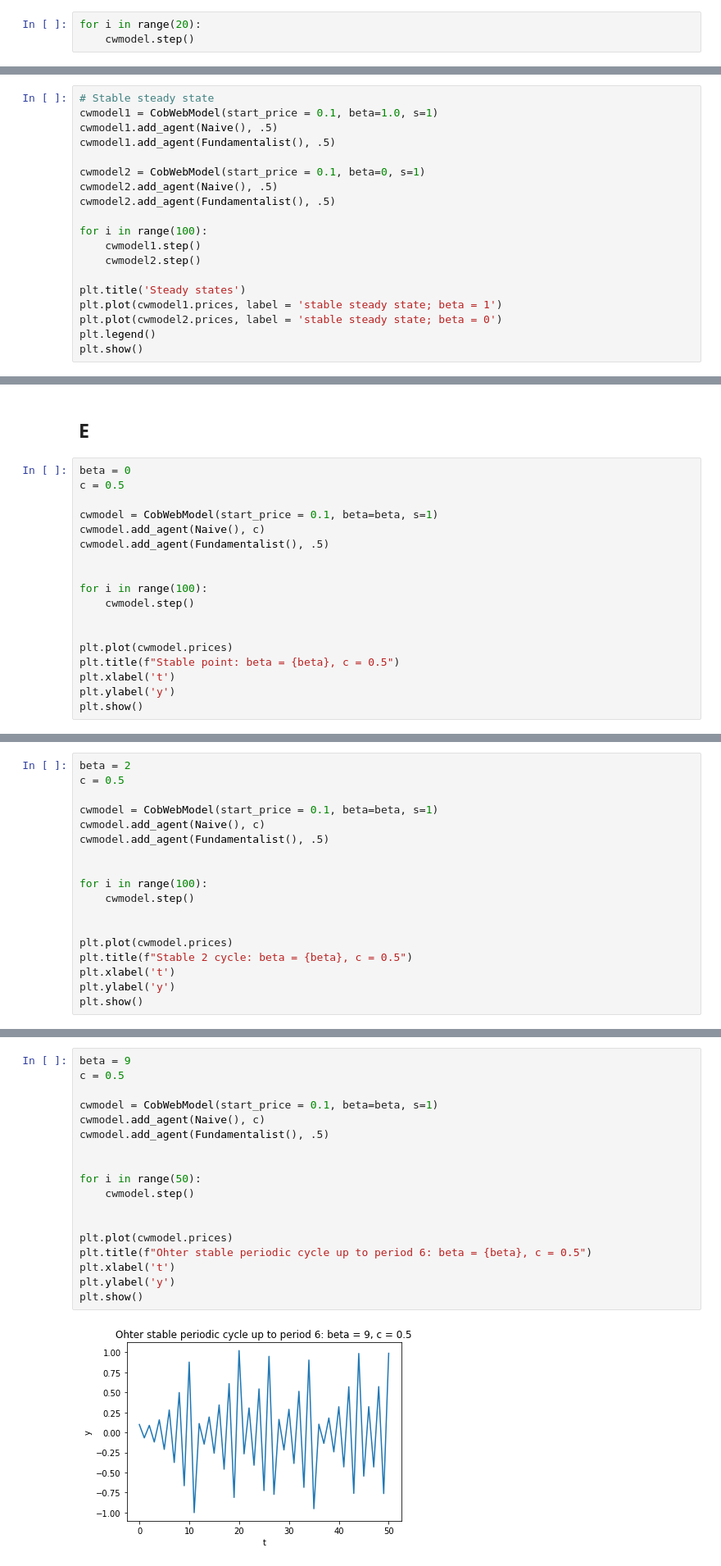
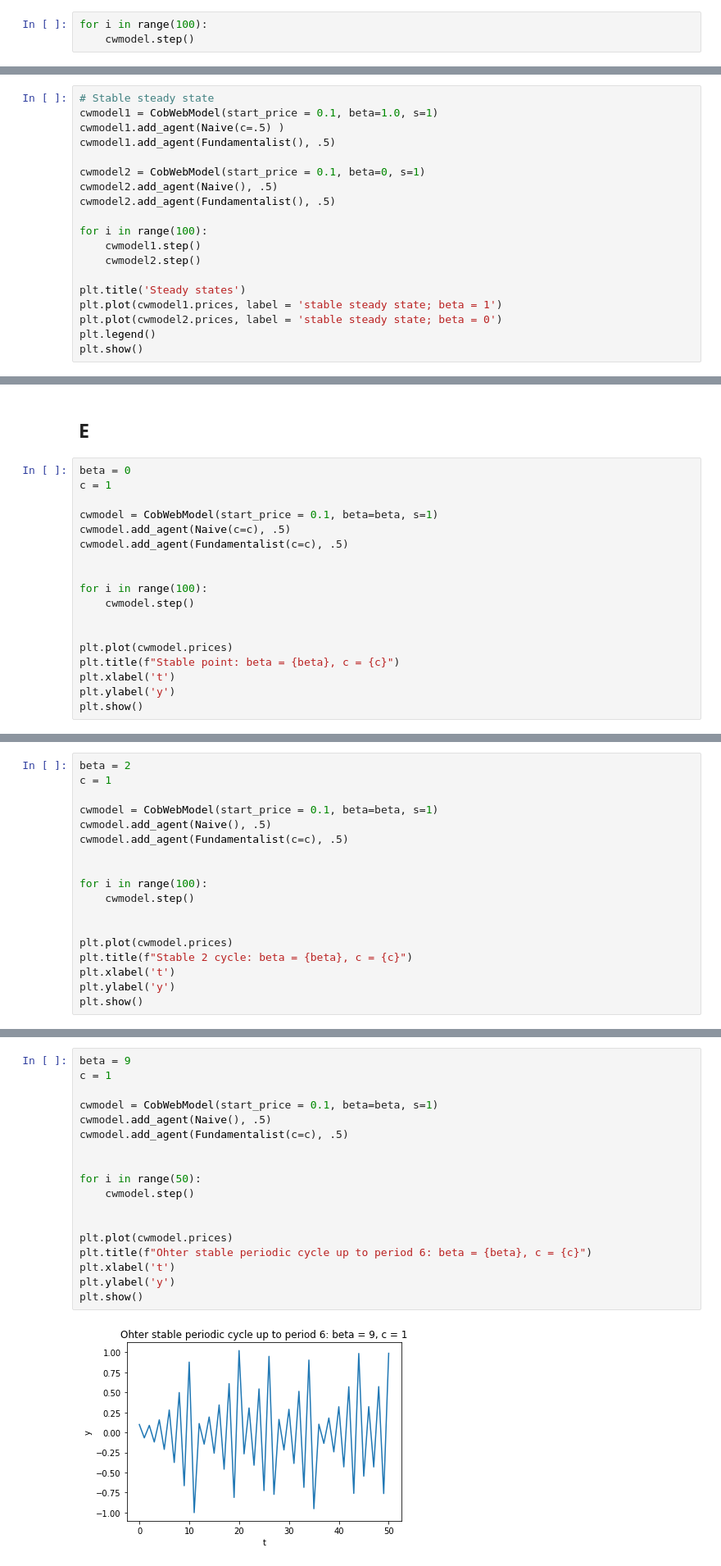
Before and after one commit to SByeUva/complex-economic-dynamics, a Jupyter notebook: hw_02.ipynb, the cells around one changed output, grey strips where cells are left out. Shown: that part at 82% size. Drawn from its saved outputs; the diff is of its cells as text.

```diff
--- a/hw_02.ipynb
+++ b/hw_02.ipynb
@@ -99,7 +99,7 @@ cwmodel = CobWebModel(start_price = 0.1, beta=0, s=1.5)
 cwmodel.add_agent(Naive(), .5)
 cwmodel.add_agent(Fundamentalist(), .5)
 # %%
-for i in range(20):
+for i in range(100):
     cwmodel.step()
 # %%
 plt.title('Symmetric 2-cycle')
@@ -132,7 +132,7 @@ plt.show()
 # %%
 # Stable steady state
 cwmodel1 = CobWebModel(start_price = 0.1, beta=1.0, s=1)
-cwmodel1.add_agent(Naive(), .5)
+cwmodel1.add_agent(Naive(c=.5) )
 cwmodel1.add_agent(Fundamentalist(), .5)
 
 cwmodel2 = CobWebModel(start_price = 0.1, beta=0, s=1)
@@ -191,11 +191,11 @@ plt.show()
 ## E
 # %%
 beta = 0
-c = 0.5
+c = 1
 
 cwmodel = CobWebModel(start_price = 0.1, beta=beta, s=1)
-cwmodel.add_agent(Naive(), c)
-cwmodel.add_agent(Fundamentalist(), .5)
+cwmodel.add_agent(Naive(c=c), .5)
+cwmodel.add_agent(Fundamentalist(c=c), .5)
 
 
 for i in range(100):
@@ -203,7 +203,7 @@ for i in range(100):
 
 
 plt.plot(cwmodel.prices)
-plt.title(f"Stable point: beta = {beta}, c = 0.5")
+plt.title(f"Stable point: beta = {beta}, c = {c}")
 plt.xlabel('t')
 plt.ylabel('y')
 plt.show()
@@ -212,10 +212,10 @@ plt.show()
 # %%
 beta = 2
-c = 0.5
+c = 1
 
 cwmodel = CobWebModel(start_price = 0.1, beta=beta, s=1)
-cwmodel.add_agent(Naive(), c)
-cwmodel.add_agent(Fundamentalist(), .5)
+cwmodel.add_agent(Naive(), .5)
+cwmodel.add_agent(Fundamentalist(c=c), .5)
 
 
 for i in range(100):
@@ -223,7 +223,7 @@ for i in range(100):
 
 
 plt.plot(cwmodel.prices)
-plt.title(f"Stable 2 cycle: beta = {beta}, c = 0.5")
+plt.title(f"Stable 2 cycle: beta = {beta}, c = {c}")
 plt.xlabel('t')
 plt.ylabel('y')
 plt.show()
@@ -232,23 +232,23 @@ plt.show()
 # %%
 beta = 9
-c = 0.5
+c = 1
 
 cwmodel = CobWebModel(start_price = 0.1, beta=beta, s=1)
-cwmodel.add_agent(Naive(), c)
-cwmodel.add_agent(Fundamentalist(), .5)
+cwmodel.add_agent(Naive(), .5)
+cwmodel.add_agent(Fundamentalist(c=c), .5)
 
 
 for i in range(50):
     cwmodel.step()
 
 
 plt.plot(cwmodel.prices)
-plt.title(f"Ohter stable periodic cycle up to period 6: beta = {beta}, c = 0.5")
+plt.title(f"Ohter stable periodic cycle up to period 6: beta = {beta}, c = {c}")
 plt.xlabel('t')
 plt.ylabel('y')
 plt.show()
 # %% [output]
-[figure, old version]
+[figure, new version]
 # %% [markdown]
 # F: Strange attractor
 # %%
```
Also changed, not shown: parts of 4 cells of this notebook.
